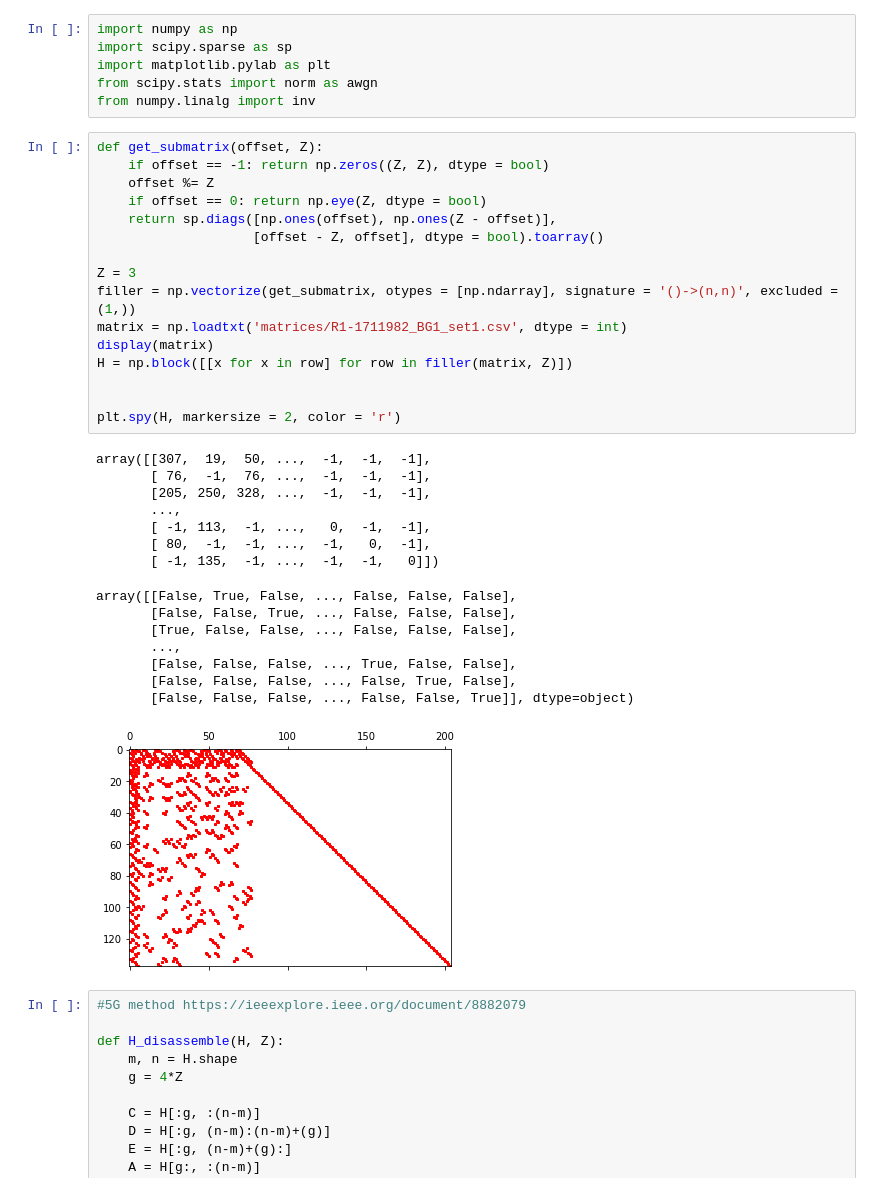
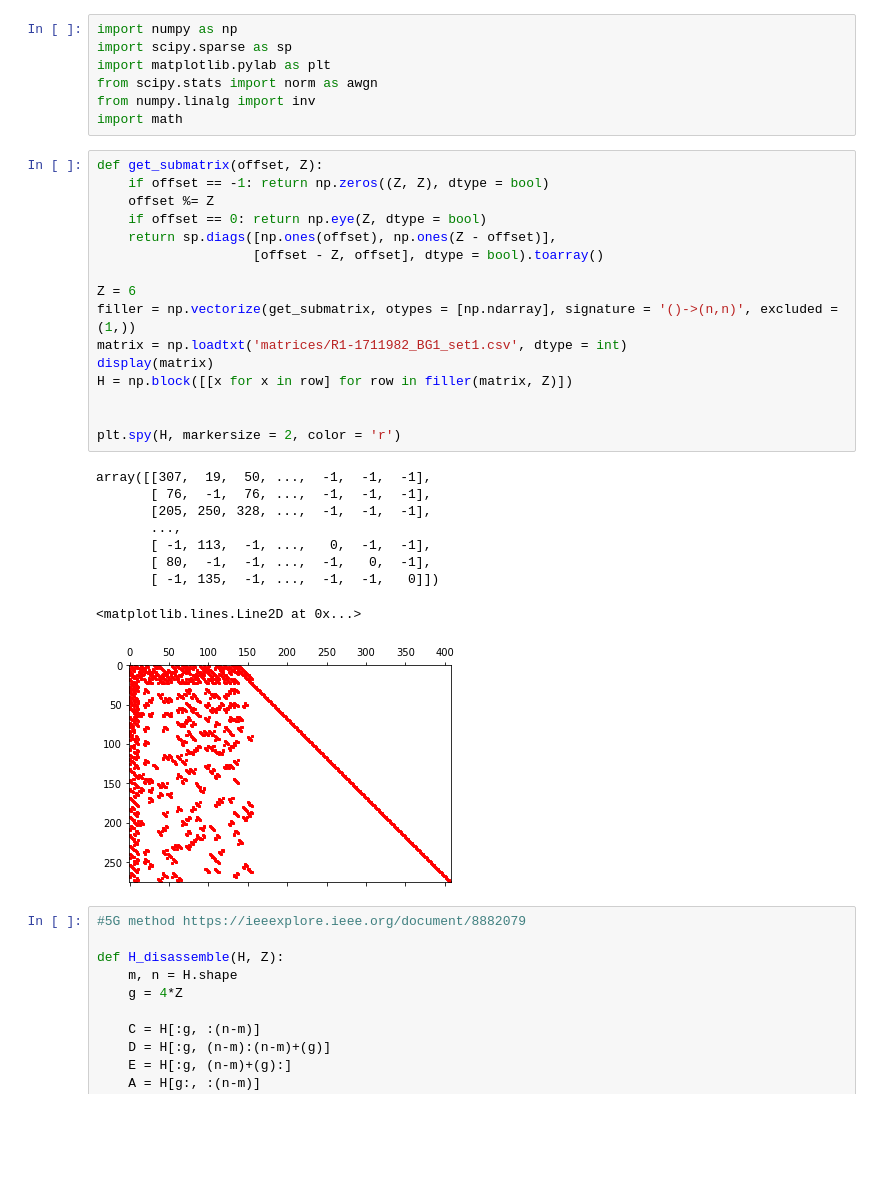
Before and after one commit to desperandumbellum/5G_ldpc, a Jupyter notebook: main.ipynb, the cells around one changed output. Drawn from its saved outputs; the diff is of its cells as text; blank space fills up the shorter version.

```diff
--- a/main.ipynb
+++ b/main.ipynb
@@ -4,38 +4,33 @@ import scipy.sparse as sp
 import matplotlib.pylab as plt
 from scipy.stats import norm as awgn
 from numpy.linalg import inv
+import math
 # %%
 def get_submatrix(offset, Z):
     if offset == -1: return np.zeros((Z, Z), dtype = bool)
     offset %= Z
     if offset == 0: return np.eye(Z, dtype = bool)
     return sp.diags([np.ones(offset), np.ones(Z - offset)],
                     [offset - Z, offset], dtype = bool).toarray()
 
-Z = 3
+Z = 6
 filler = np.vectorize(get_submatrix, otypes = [np.ndarray], signature = '()->(n,n)', excluded = (1,))
 matrix = np.loadtxt('matrices/R1-1711982_BG1_set1.csv', dtype = int)
 display(matrix)
 H = np.block([[x for x in row] for row in filler(matrix, Z)])
 
 
 plt.spy(H, markersize = 2, color = 'r')
 # %% [output]
 array([[307,  19,  50, ...,  -1,  -1,  -1],
        [ 76,  -1,  76, ...,  -1,  -1,  -1],
        [205, 250, 328, ...,  -1,  -1,  -1],
        ...,
        [ -1, 113,  -1, ...,   0,  -1,  -1],
        [ 80,  -1,  -1, ...,  -1,   0,  -1],
        [ -1, 135,  -1, ...,  -1,  -1,   0]])
-array([[False, True, False, ..., False, False, False],
-       [False, False, True, ..., False, False, False],
-       [True, False, False, ..., False, False, False],
-       ...,
-       [False, False, False, ..., True, False, False],
-       [False, False, False, ..., False, True, False],
-       [False, False, False, ..., False, False, True]], dtype=object)
+<matplotlib.lines.Line2D at 0x...>
-[figure, old version]
+[figure, new version]
 # %%
 #5G method https://ieeexplore.ieee.org/document/8882079
 
```
Also changed, not shown: parts of 5 cells of this notebook.
